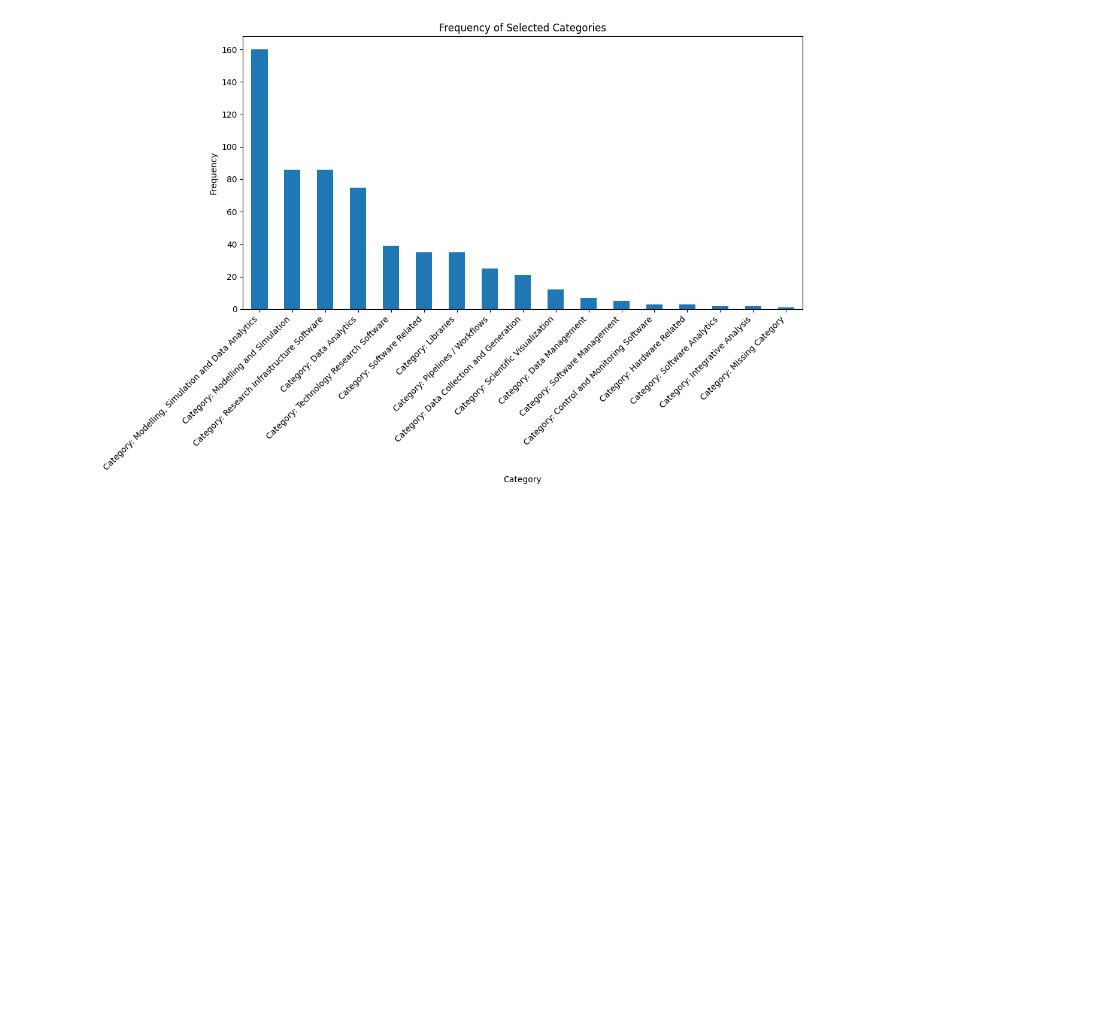
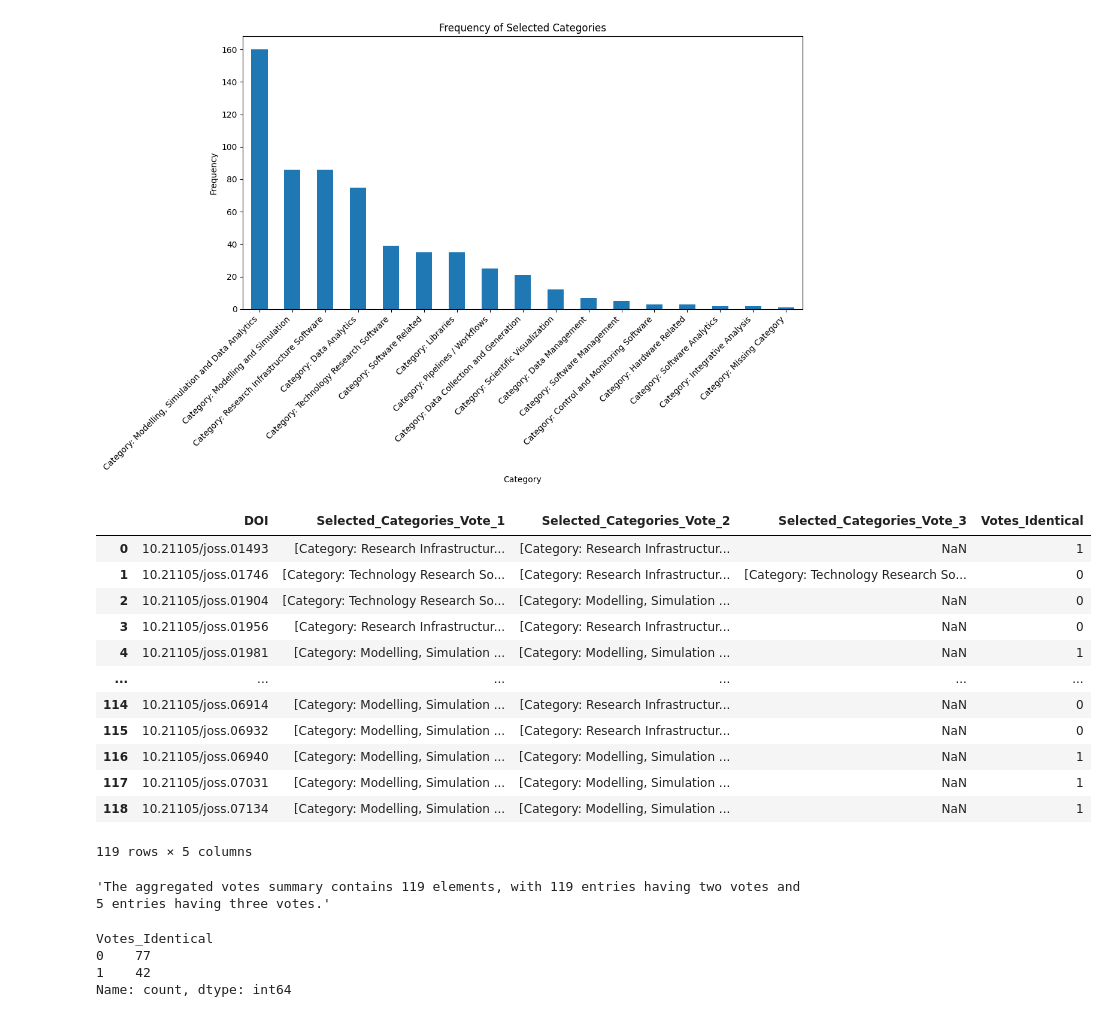
Before and after one commit to B3J4y/research-software-classification-evaluation, a Jupyter notebook: author-classification/src/look-into-votes.ipynb, the cells around one changed output. Cells and saved outputs as stored; diff of their text form; code cells hidden in the pictures; blank space fills up the shorter version.

Commit message:
Added analysis of votes overlap

```diff
--- a/author-classification/src/look-into-votes.ipynb
+++ b/author-classification/src/look-into-votes.ipynb
@@ -6,6 +6,8 @@ variables_df = pd.read_csv('../data/variables_res-soft-class_2024-10-31_21-58.cs
 data_df = pd.read_csv('../data/data_res-soft-class_2024-10-31_21-46.csv', delimiter=';', encoding='utf-16')
 values_df = pd.read_csv('../data/values_res-soft-class_2024-10-31_21-58.csv', delimiter=';', encoding='utf-16')
 
+variables_labels = variables_df[['VAR', 'LABEL']].set_index('VAR').to_dict()['LABEL']
+
 # Displaying the first few rows of each DataFrame to verify successful loading
 variables_df.head()
 # %% [output]
@@ -168,3 +130,71 @@ plt.tight_layout()
 plt.show()
 # %% [output]
 [figure]
+# %%
+# Aggregating `votes_summary_df` by DOI, combining selected categories for duplicate DOIs in separate columns
+
+# Group by DOI and collect selected categories for each vote as separate columns
+aggregated_votes = votes_summary_df.groupby('DOI')['Selected_Categories'].apply(lambda x: pd.Series(x.values)).unstack()
+
+# Rename columns to reflect each vote for the same DOI
+aggregated_votes.columns = [f'Selected_Categories_Vote_{i+1}' for i in range(aggregated_votes.shape[1])]
+
+# Reset index to make DOI a column and display the aggregated DataFrame
+aggregated_votes.reset_index(inplace=True)
+
+# Adding a column to check if all votes in Selected_Categories columns are identical or not
+
+# Function to check if all selected categories across votes are identical for a row
+def are_votes_identical(row):
+    # Collect non-NaN votes as sets for each column and check if they are identical
+    unique_votes = [set(vote) for vote in row if isinstance(vote, list) and vote]  # Ignore NaNs
+    return 1 if len(set(map(frozenset, unique_votes))) == 1 else 0
+
+# Apply this function across rows in the aggregated_votes DataFrame
+aggregated_votes['Votes_Identical'] = aggregated_votes.apply(are_votes_identical, axis=1)
+
+aggregated_votes
+# %% [output]
+|  | DOI | Selected_Categories_Vote_1 | Selected_Categories_Vote_2 | Selected_Categories_Vote_3 | Votes_Identical |
+| 0 | 10.21105/joss.01493 | [Category: Research Infrastructur... | [Category: Research Infrastructur... | NaN | 1 |
+| 1 | 10.21105/joss.01746 | [Category: Technology Research So... | [Category: Research Infrastructur... | [Category: Technology Research So... | 0 |
+| 2 | 10.21105/joss.01904 | [Category: Technology Research So... | [Category: Modelling, Simulation ... | NaN | 0 |
+| 3 | 10.21105/joss.01956 | [Category: Research Infrastructur... | [Category: Research Infrastructur... | NaN | 0 |
+| 4 | 10.21105/joss.01981 | [Category: Modelling, Simulation ... | [Category: Modelling, Simulation ... | NaN | 1 |
+| ... | ... | ... | ... | ... | ... |
+| 114 | 10.21105/joss.06914 | [Category: Modelling, Simulation ... | [Category: Research Infrastructur... | NaN | 0 |
+| 115 | 10.21105/joss.06932 | [Category: Modelling, Simulation ... | [Category: Research Infrastructur... | NaN | 0 |
+| 116 | 10.21105/joss.06940 | [Category: Modelling, Simulation ... | [Category: Modelling, Simulation ... | NaN | 1 |
+| 117 | 10.21105/joss.07031 | [Category: Modelling, Simulation ... | [Category: Modelling, Simulation ... | NaN | 1 |
+| 118 | 10.21105/joss.07134 | [Category: Modelling, Simulation ... | [Category: Modelling, Simulation ... | NaN | 1 |
+119 rows × 5 columns
+# %%
+# Calculating an overview of the aggregated_votes DataFrame
+
+# Total number of rows in aggregated_votes
+total_elements = len(aggregated_votes)
+
+# Count how many rows have 2 votes (non-NaN values) and how many have 3 votes
+two_votes_count = aggregated_votes.dropna(subset=['Selected_Categories_Vote_1', 'Selected_Categories_Vote_2']).shape[0]
+three_votes_count = aggregated_votes.dropna(subset=['Selected_Categories_Vote_1', 'Selected_Categories_Vote_2', 'Selected_Categories_Vote_3']).shape[0]
+
+# Forming the summary sentence in English
+summary_sentence = (
+    f"The aggregated votes summary contains {total_elements} elements, "
+    f"with {two_votes_count} entries having two votes and {three_votes_count} entries having three votes."
+)
+
+summary_sentence
+# %% [output]
+'The aggregated votes summary contains 119 elements, with 119 entries having two votes and 5 entries having three votes.'
+# %%
+# Counting occurrences of 0's and 1's in the 'Votes_Identical' column
+votes_identical_counts = aggregated_votes['Votes_Identical'].value_counts()
+
+# Displaying the counts of 0's and 1's in 'Votes_Identical'
+votes_identical_counts
+# %% [output]
+Votes_Identical
+0    77
+1    42
+Name: count, dtype: int64
```
Also changed, not shown: parts of 3 cells of this notebook.
